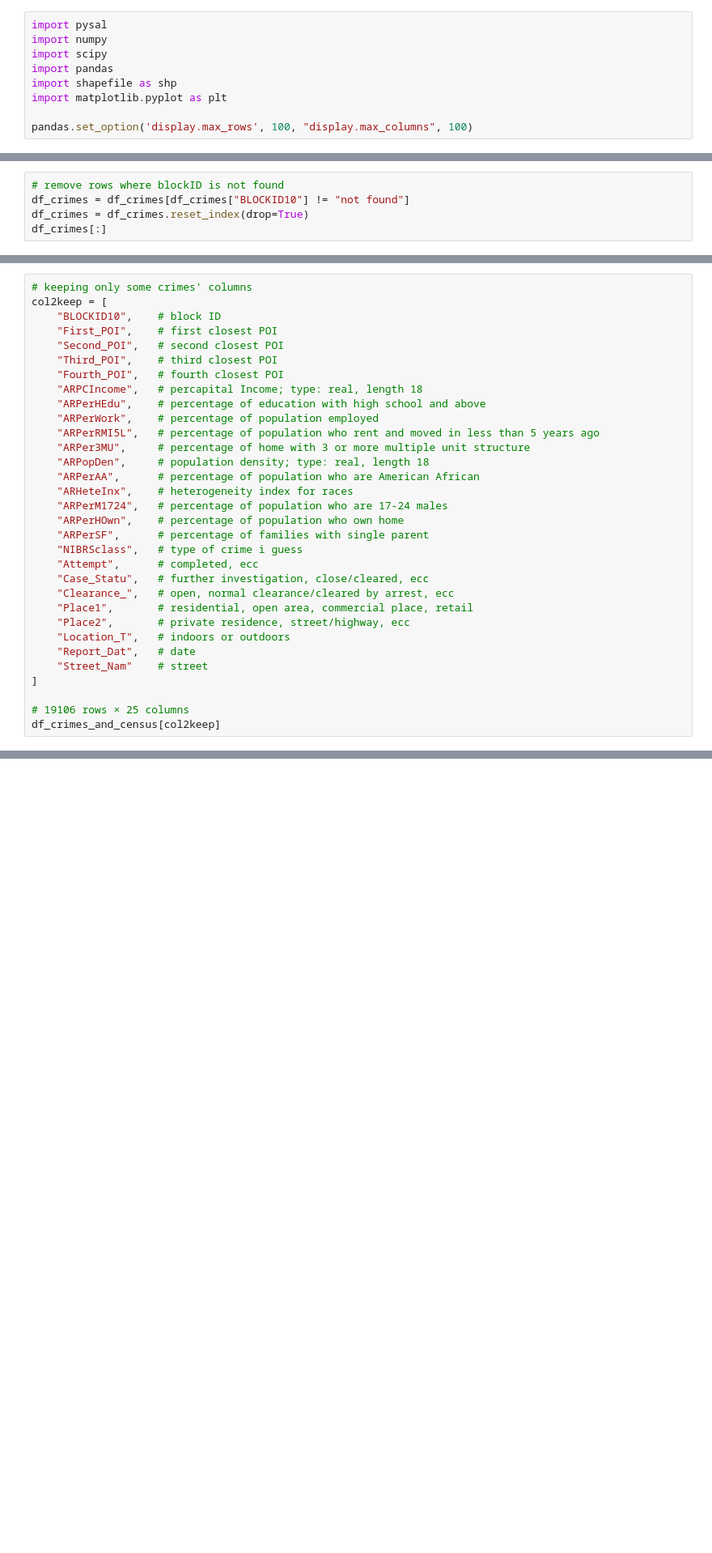
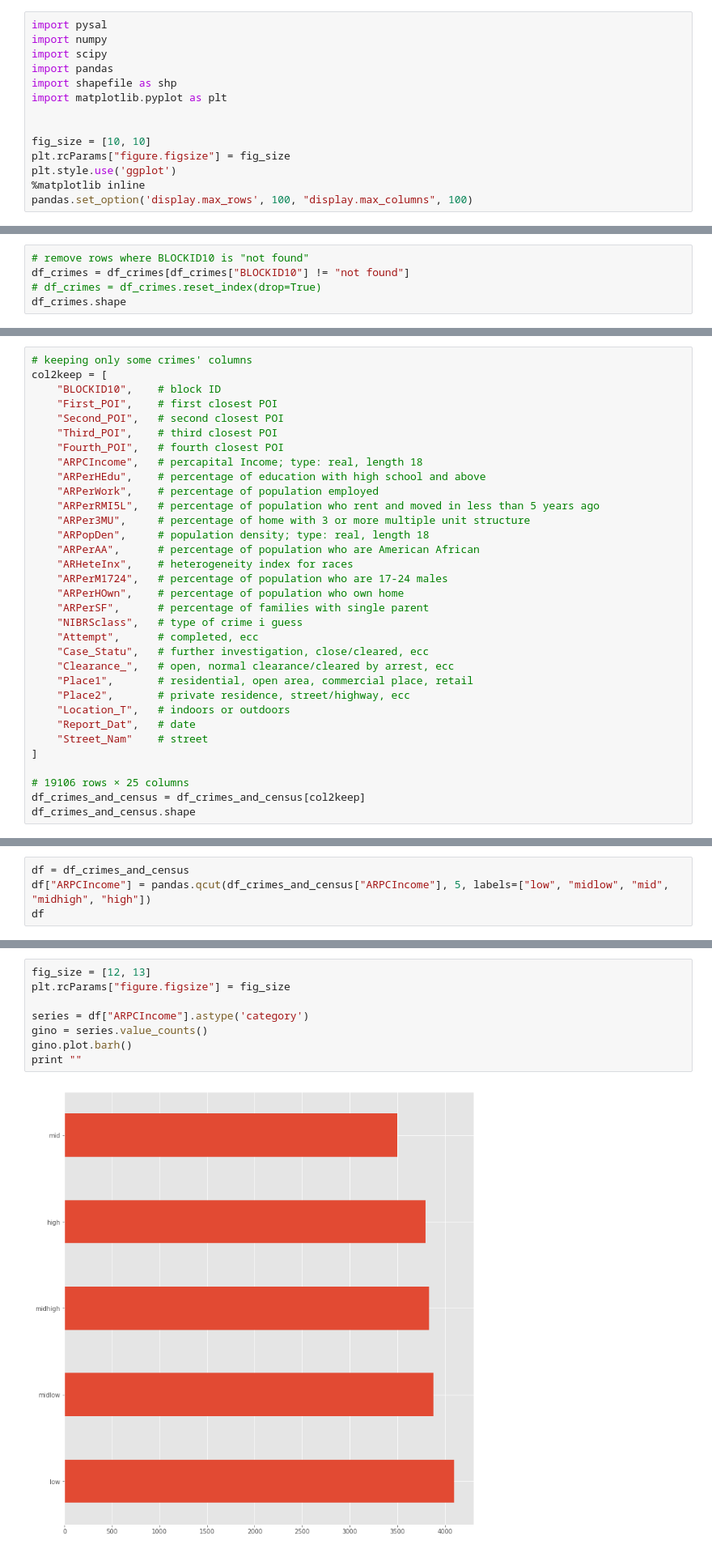
Before and after one commit to chrisPiemonte/crime-analysis, a Jupyter notebook: 2 - Data Preparation.ipynb, the cells around one changed output, grey strips where cells are left out. Shown: that part at 81% size. Cells and saved outputs as stored; diff of their text form; blank space fills up the shorter version.

```diff
--- a/2 - Data Preparation.ipynb
+++ b/2 - Data Preparation.ipynb
@@ -11,6 +11,11 @@ import pandas
 import shapefile as shp
 import matplotlib.pyplot as plt
 
+
+fig_size = [10, 10]
+plt.rcParams["figure.figsize"] = fig_size
+plt.style.use('ggplot')
+%matplotlib inline
 pandas.set_option('display.max_rows', 100, "display.max_columns", 100)
 # %%
 db_blocks_people = pysal.open('./dataset/Data/CLT_BlockGroups_Attr.dbf','r')
@@ -124,6 +101,6 @@ df_crimes["BLOCKID10"] = df_crimes["Street_Nam"].map(lambda street: street2block
 # %%
-# remove rows where blockID is not found
+# remove rows where BLOCKID10 is "not found"
 df_crimes = df_crimes[df_crimes["BLOCKID10"] != "not found"]
-df_crimes = df_crimes.reset_index(drop=True)
-df_crimes[:]
+# df_crimes = df_crimes.reset_index(drop=True)
+df_crimes.shape
 # %% [output]
@@ -256,5 +220,6 @@ col2keep = [
 ]
 
 # 19106 rows × 25 columns
-df_crimes_and_census[col2keep]
+df_crimes_and_census = df_crimes_and_census[col2keep]
+df_crimes_and_census.shape
 # %% [output]
@@ -278,0 +290,4 @@ df_crimes_and_census[col2keep]
+# %%
+df = df_crimes_and_census
+df["ARPCIncome"] = pandas.qcut(df_crimes_and_census["ARPCIncome"], 5, labels=["low", "midlow", "mid", "midhigh", "high"])
+df
@@ -278,0 +313,10 @@ df_crimes_and_census[col2keep]
+# %%
+fig_size = [12, 13]
+plt.rcParams["figure.figsize"] = fig_size
+
+series = df["ARPCIncome"].astype('category')
+gino = series.value_counts()
+gino.plot.barh()
+print ""
+# %% [output]
+[figure, added]
```
Also changed, not shown: parts of 34 cells of this notebook, 1 other file.
